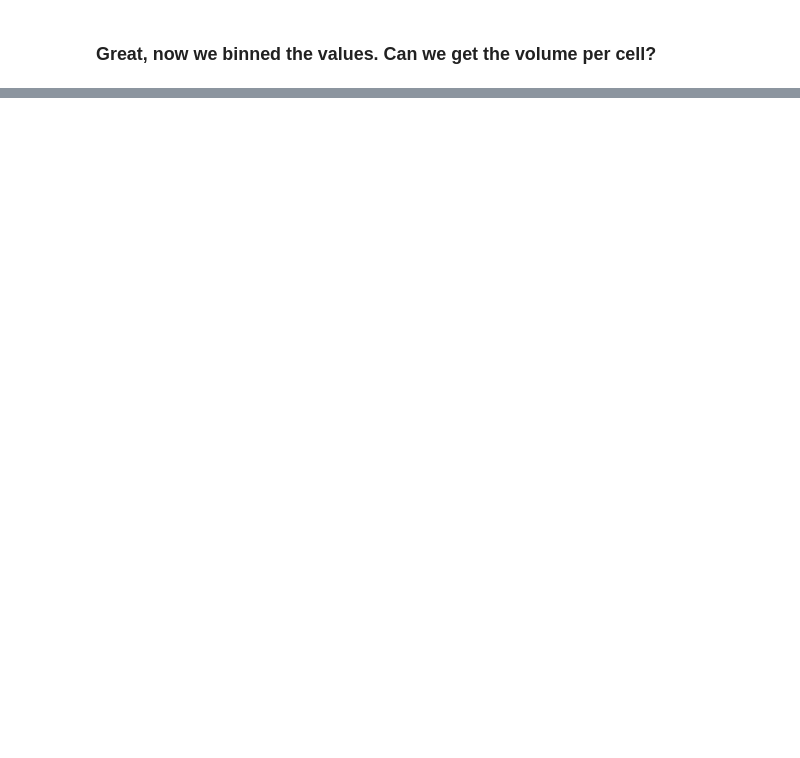
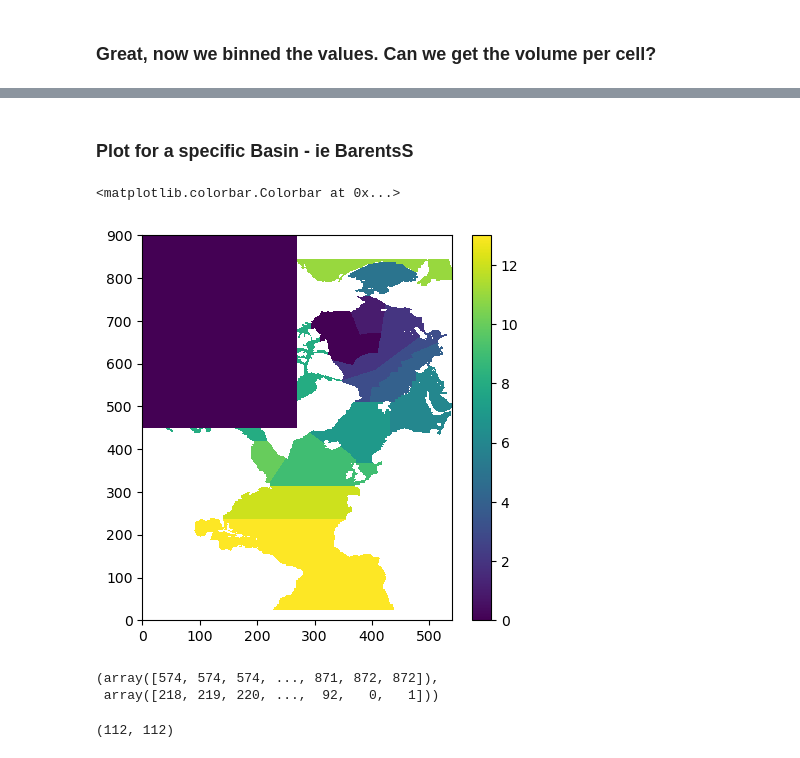
Before and after one commit to margaretmurakami/crios_backups, a Jupyter notebook: ASTE_270/offline_binning/Offline_Binning_TS.ipynb, the cells around one changed output, grey strips where cells are left out. Saved outputs shown, nothing was run; the diff lists cells and outputs as text; code cells hidden in the pictures; blank space fills up the shorter version.

Commit message:
testing binning and dataset

```diff
--- a/ASTE_270/offline_binning/Offline_Binning_TS.ipynb
+++ b/ASTE_270/offline_binning/Offline_Binning_TS.ipynb
@@ -325,0 +492,2 @@ plt.colorbar()
+# %%
+ds = xr.load_dataset("../example.nc")
@@ -325,0 +514,25 @@ plt.colorbar()
+# %% [markdown]
+### Plot for a specific Basin - ie BarentsS
+# %%
+def truncate_colormap(cmap, minval=0.0, maxval=1.0, n=100):
+    new_cmap = colors.LinearSegmentedColormap.from_list(
+        'trunc({n},{a:.2f},{b:.2f})'.format(n=cmap.name, a=minval, b=maxval),
+        cmap(np.linspace(minval, maxval, n)))
+    return new_cmap
+
+cmap = mpl.cm.get_cmap("viridis",14).copy()
+cmap = truncate_colormap(cmap, 0.15)
+cmap.set_under(color='white')
+# %%
+plt.figure(figsize = (5,5))
+plt.pcolormesh(get_aste_tracer(ds["mskBasin"].values,nfx,nfy)[0])
+plt.colorbar(cmap = cmap)
+# %% [output]
+<matplotlib.colorbar.Colorbar at 0x...>
+[figure, added]
+# %%
+iBarents = np.where(ds["mskBasin"].values == 0)  # this has been checked to see same values as in lookat_layers
+iBarents
+# %% [output]
+(array([574, 574, 574, ..., 871, 872, 872]),
+ array([218, 219, 220, ...,  92,   0,   1]))
@@ -325,0 +541,4 @@ plt.colorbar()
+# %%
+testBarents.shape
+# %% [output]
+(112, 112)
```
Also changed, not shown: parts of 37 cells of this notebook, 1 other file.
